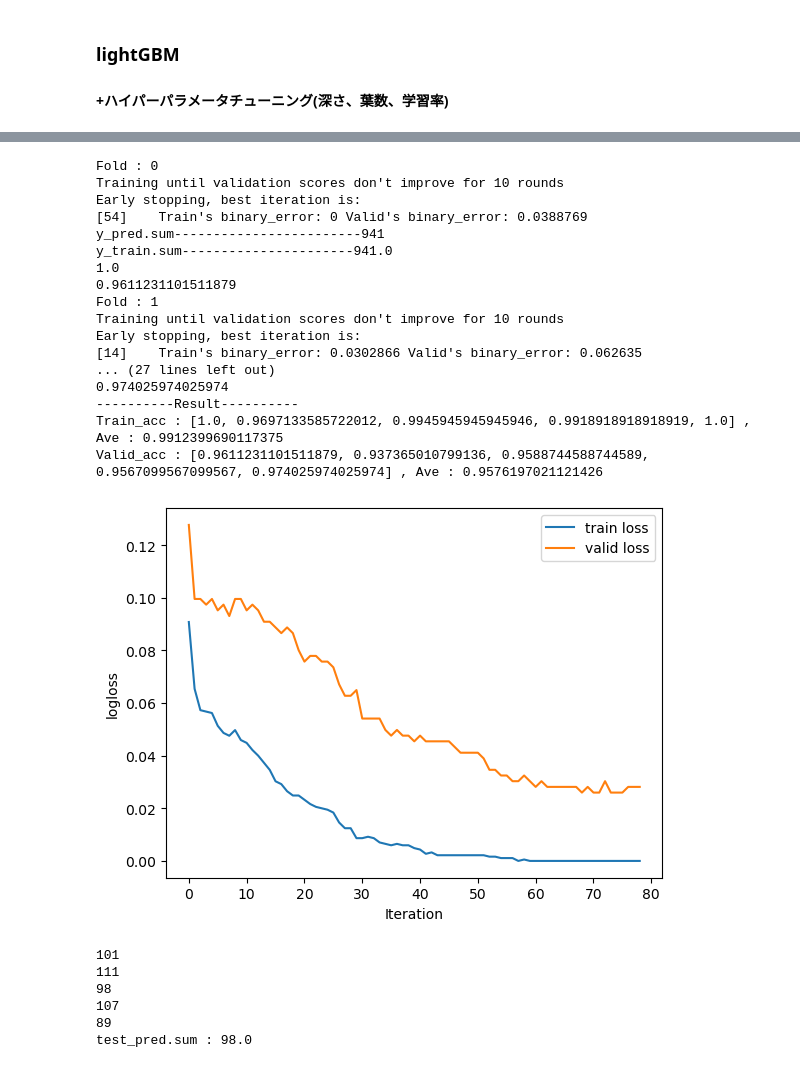
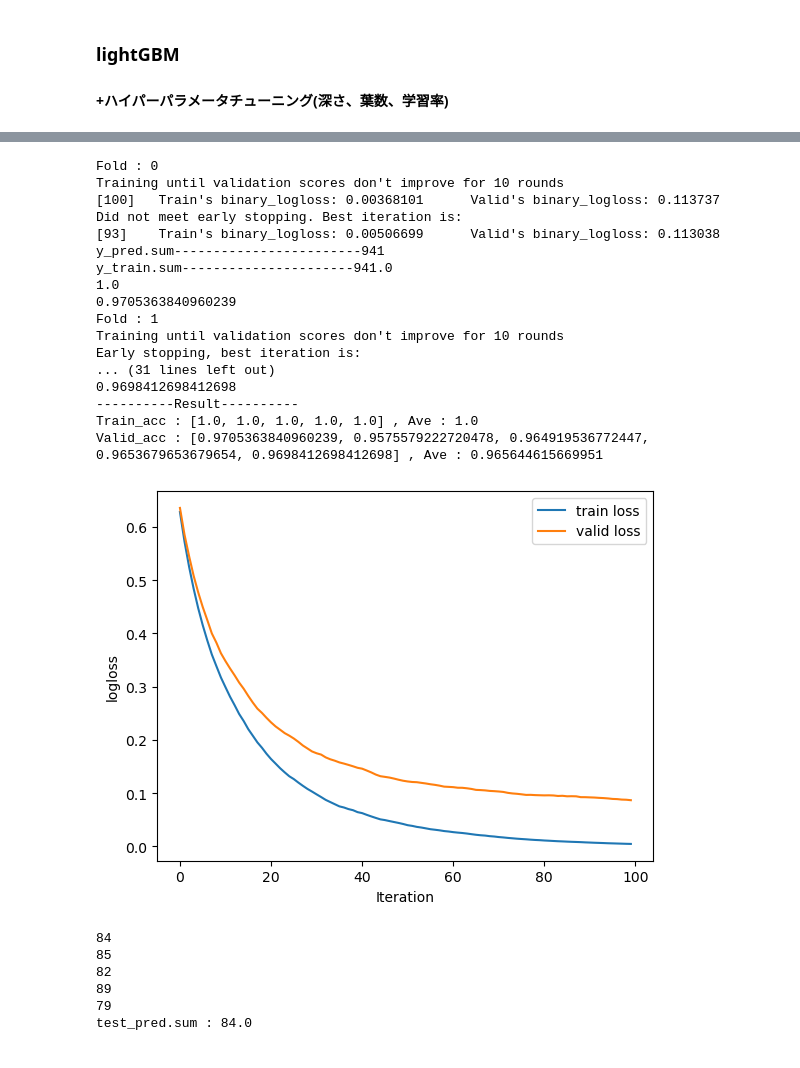
Before and after one commit to sakiiwaki/ozon, a Jupyter notebook: notebooks/ozon_3_lightGBM2.ipynb, the cells around one changed output, grey strips where cells are left out. Cells and saved outputs as stored; diff of their text form; code cells hidden in the pictures.

```diff
--- a/notebooks/ozon_3_lightGBM2.ipynb
+++ b/notebooks/ozon_3_lightGBM2.ipynb
@@ -249,6 +251,7 @@ best_params {'max_depth': 9, 'num_leaves': 28, 'learning_rate': 0.09944437508200
 from sklearn.model_selection import KFold
 import lightgbm as lgb
 from sklearn.metrics import accuracy_score
+from sklearn.metrics import balanced_accuracy_score
 
 #khold
 cv = KFold(n_splits=5, random_state=0, shuffle=True)
@@ -261,11 +264,12 @@ lgb_results = {}   # 学習の履歴を入れる入物
 # ハイパーパラメータを定義
 lgb_params = {
     "objective":"binary",
-    "metric": "binary_error",
+    # "metric": "binary_error",
+    "metric": "binary_logloss",
     "force_row_wise" : True,
     "seed" : 0,
-    'learning_rate':0.09944437508200545,
-    'num_leaves': 28,
+    'learning_rate':0.09016793413343613,
+    'num_leaves': 35,
     'max_depth': 9,
     "verbose_eval": 200,
     "verbose": -1,
@@ -299,14 +303,14 @@ for i ,(trn_index, val_index) in enumerate(cv.split(train_df, y)):
     print(f'y_pred.sum------------------------{np.where(y_pred>=0.5, 1, 0).sum()}')
     print(f'y_train.sum----------------------{y_train.sum()}')
 
-    train_acc = accuracy_score(
+    train_acc = balanced_accuracy_score(
         y_train, np.where(y_pred>=0.5, 1, 0)
         )
     print(train_acc)
     train_acc_list.append(train_acc)
 
     y_pred_val = model.predict(X_val)
-    val_acc = accuracy_score(
+    val_acc = balanced_accuracy_score(
         y_val, np.where(y_pred_val>=0.5, 1, 0)
         )
     print(val_acc)
@@ -320,38 +324,38 @@ print(f'Valid_acc : {val_acc_list} , Ave : {np.mean(val_acc_list)}')
 # %% [output]
 Fold : 0
 Training until validation scores don't improve for 10 rounds
-Early stopping, best iteration is:
-[54]    Train's binary_error: 0 Valid's binary_error: 0.0388769
+[100]   Train's binary_logloss: 0.00368101      Valid's binary_logloss: 0.113737
+Did not meet early stopping. Best iteration is:
+[93]    Train's binary_logloss: 0.00506699      Valid's binary_logloss: 0.113038
 y_pred.sum------------------------941
 y_train.sum----------------------941.0
 1.0
-0.9611231101511879
+0.9705363840960239
 Fold : 1
 Training until validation scores don't improve for 10 rounds
 Early stopping, best iteration is:
-[14]    Train's binary_error: 0.0302866 Valid's binary_error: 0.062635
-... (27 lines left out)
-0.974025974025974
+... (31 lines left out)
+0.9698412698412698
 ----------Result----------
-Train_acc : [1.0, 0.9697133585722012, 0.9945945945945946, 0.9918918918918919, 1.0] , Ave : 0.9912399690117375
-Valid_acc : [0.9611231101511879, 0.937365010799136, 0.9588744588744589, 0.9567099567099567, 0.974025974025974] , Ave : 0.9576197021121426
+Train_acc : [1.0, 1.0, 1.0, 1.0, 1.0] , Ave : 1.0
+Valid_acc : [0.9705363840960239, 0.9575579222720478, 0.964919536772447, 0.9653679653679654, 0.9698412698412698] , Ave : 0.965644615669951
 # %%
-loss_train = lgb_results['Train']['binary_error']
-loss_valid = lgb_results['Valid']['binary_error']
+loss_train = lgb_results['Train']['binary_logloss']
+loss_valid = lgb_results['Valid']['binary_logloss']
 
 fig = plt.figure()
 ax1 = fig.add_subplot(111)
 
 ax1.set_xlabel('Iteration')
 ax1.set_ylabel('logloss')
 
 ax1.plot(loss_train, label='train loss')
 ax1.plot(loss_valid, label='valid loss')
 
 plt.legend()
 plt.show()
 # %% [output]
-[figure, old version]
+[figure, new version]
 # %%
 # モデルを用いてテストデータを予測
 test_pred = np.zeros((len(test_df), 5))
@@ -371,10 +375,11 @@ for index, row in sample_sub.iterrows():
 # 結果を保存
 # sample_sub.to_csv("../data/submission_lightBGM.csv", index=False)
 # sample_sub.to_csv("../data/smoto_submission_lightBGM.csv", index=False)
+sample_sub.to_csv("../data/smoto_submission_lightBGM_0516_2.csv", index=False)
 # %% [output]
-101
-111
-98
-107
+84
+85
+82
 89
-test_pred.sum : 98.0
+79
+test_pred.sum : 84.0
```
Also changed, not shown: parts of 2 cells of this notebook, 3 other files.
